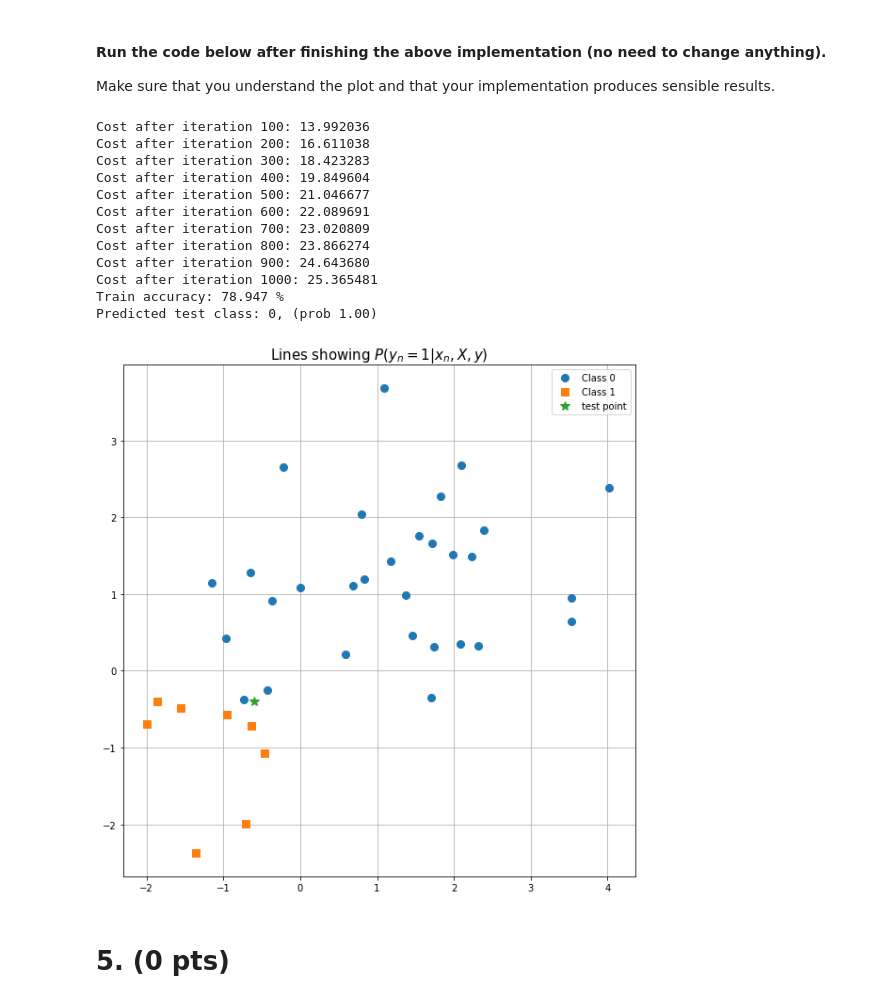
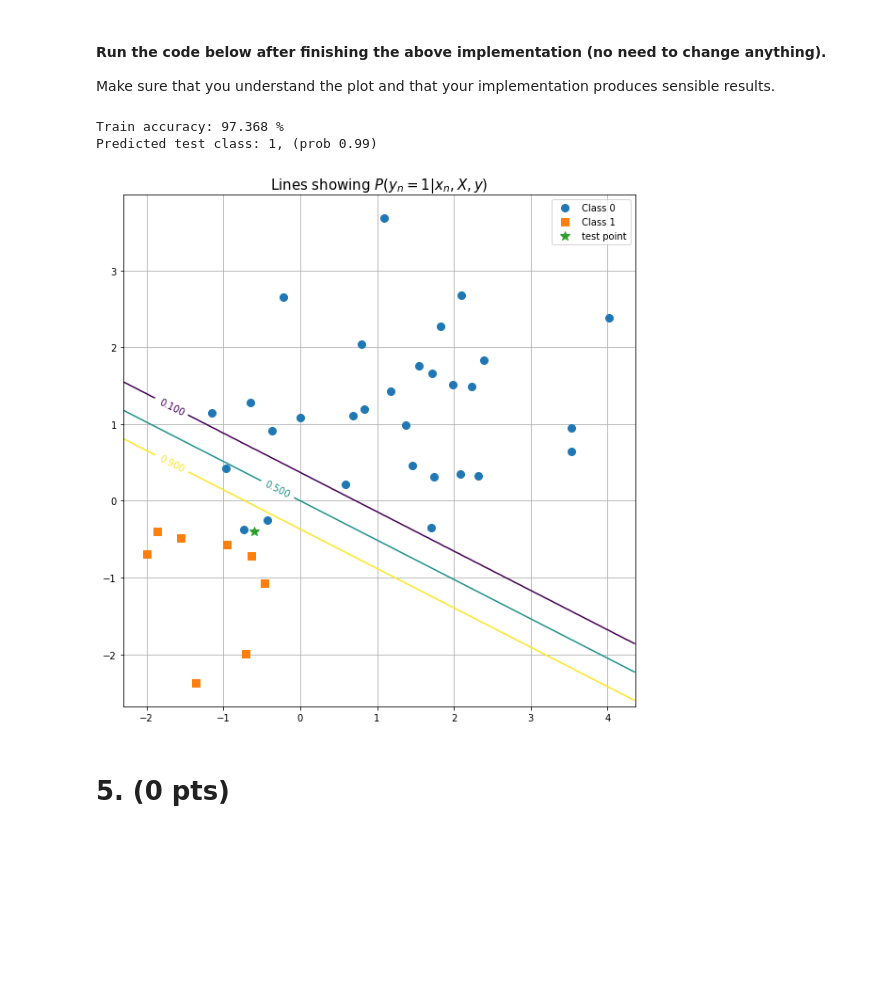
Before and after one commit to ArwinSaleh/Algorithms-for-Machine-Learning-and-Inference-TDA233, a Jupyter notebook: Hw2_2021.ipynb, the cells around one changed output. Saved outputs shown, nothing was run; the diff lists cells and outputs as text; code cells hidden in the pictures; blank space fills up the shorter version.

```diff
--- a/Hw2_2021.ipynb
+++ b/Hw2_2021.ipynb
@@ -715,17 +728,14 @@ class LogisticRegression():
 
         y_train = y_train.reshape(-1,1)
 
-        ### TODO - Change this part
-        # Dummy variables currently
+
         A = self.sigmoid(np.add(X_train @ w , b))
 
         term1 = (y_train @ np.log10(A).T)
         term2 = np.subtract(1, y_train)@np.log10(np.subtract(1,A)).T
-        #cost = - 1/n_samples * np.sum(np.add(y_train @ np.log10(A).T , np.subtract(1, y_train)@np.log10(np.subtract(1,A)).T))
-        cost = - 1/n_samples *np.sum(np.add(term1,term2))
+        cost = - (1/n_samples) *np.sum(np.add(term1,term2))
         dw = 1/n_samples * X_train.T @ (np.subtract(A, y_train))
         db = 1/n_samples * np.sum(np.subtract(A, y_train))
-        ###
 
         grads = {"dw": dw,
                  "db": db}
@@ -783,49 +793,44 @@ class LogisticRegression():
         n_samples = X_test.shape[0]
         y_pred = np.zeros((n_samples,1))
 
-        ### TODO - Change this part
         A = np.zeros((n_samples,1))
+
         for i in range(n_samples):
-            y_pred[i] = 0 # Always predicts class 0 currently
-        ###
+
+            r = np.random.rand()
+            p = self.sigmoid(X_test[i,:] @ w)
+            if p > r:
+                y_pred[i,0] = 1
+            else:
+                y_pred[i,0] = 0
+            A[i,0] = p
 
         return y_pred.squeeze(), A
 # %% [markdown]
 #### Run the code below after finishing the above implementation (no need to change anything).
 Make sure that you understand the plot and that your implementation produces sensible results.
 # %%
-# Parameters (feel free to change)
-learning_rate = 0.05
-n_iterations = 1000
-print_cost = True
+## Parameters (feel free to change)
+learning_rate = 0.07
+n_iterations = 10000
+print_cost = False
 
 # Define and train the model
 model = LogisticRegression(learning_rate, n_iterations, print_cost)
 model.fit(X_train, y_train)
 
 # Predictions
 y_pred_train, _ = model.predict(X_train)
 print("Train accuracy: %.3f %%" %(np.mean(y_pred_train == y_train)*100))
 y_pred_test,y_pred_prob_test = model.predict(X_test)
 print("Predicted test class: %d, (prob %.2f)" %(y_pred_test, np.where(y_pred_prob_test < 0.5, 1-y_pred_prob_test, y_pred_prob_test)))
-
 # Plot decision-boundaries
 fig, ax = plot_data(X_train, y_train, X_test, title = 'Lines showing $P(y_{n} = 1 | x_{n}, X, y)$')
 fig, ax = decision_boundary(model, fig, ax, labels = True)
 # %% [output]
-Cost after iteration 100: 13.992036
-Cost after iteration 200: 16.611038
-Cost after iteration 300: 18.423283
-Cost after iteration 400: 19.849604
-Cost after iteration 500: 21.046677
-Cost after iteration 600: 22.089691
-Cost after iteration 700: 23.020809
-Cost after iteration 800: 23.866274
-Cost after iteration 900: 24.643680
-Cost after iteration 1000: 25.365481
-Train accuracy: 78.947 %
-Predicted test class: 0, (prob 1.00)
+Train accuracy: 97.368 %
+Predicted test class: 1, (prob 0.99)
-[figure, old version]
+[figure, new version]
 # %% [markdown]
 # 5. (0 pts)
 # %% [markdown]
```
Also changed, not shown: parts of 5 cells of this notebook.
